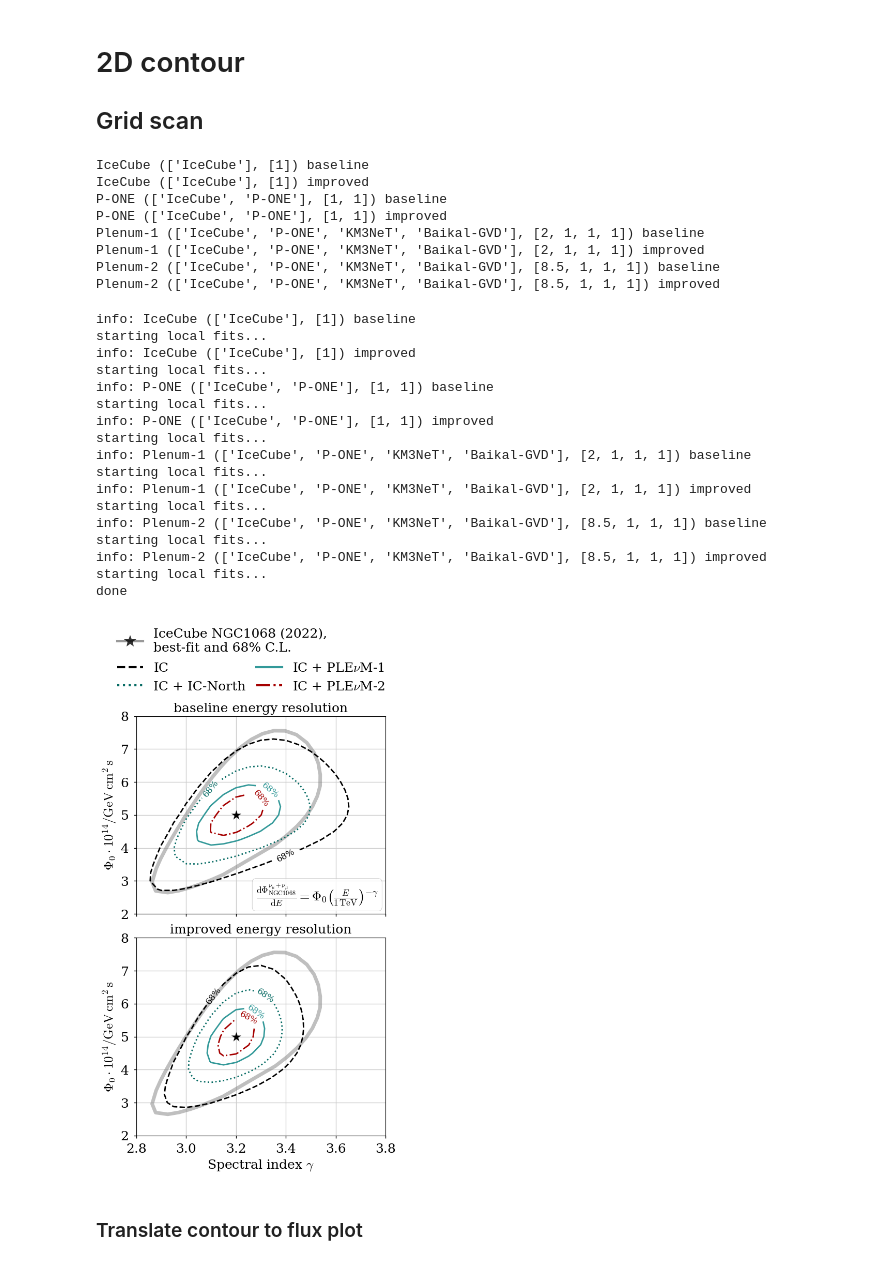
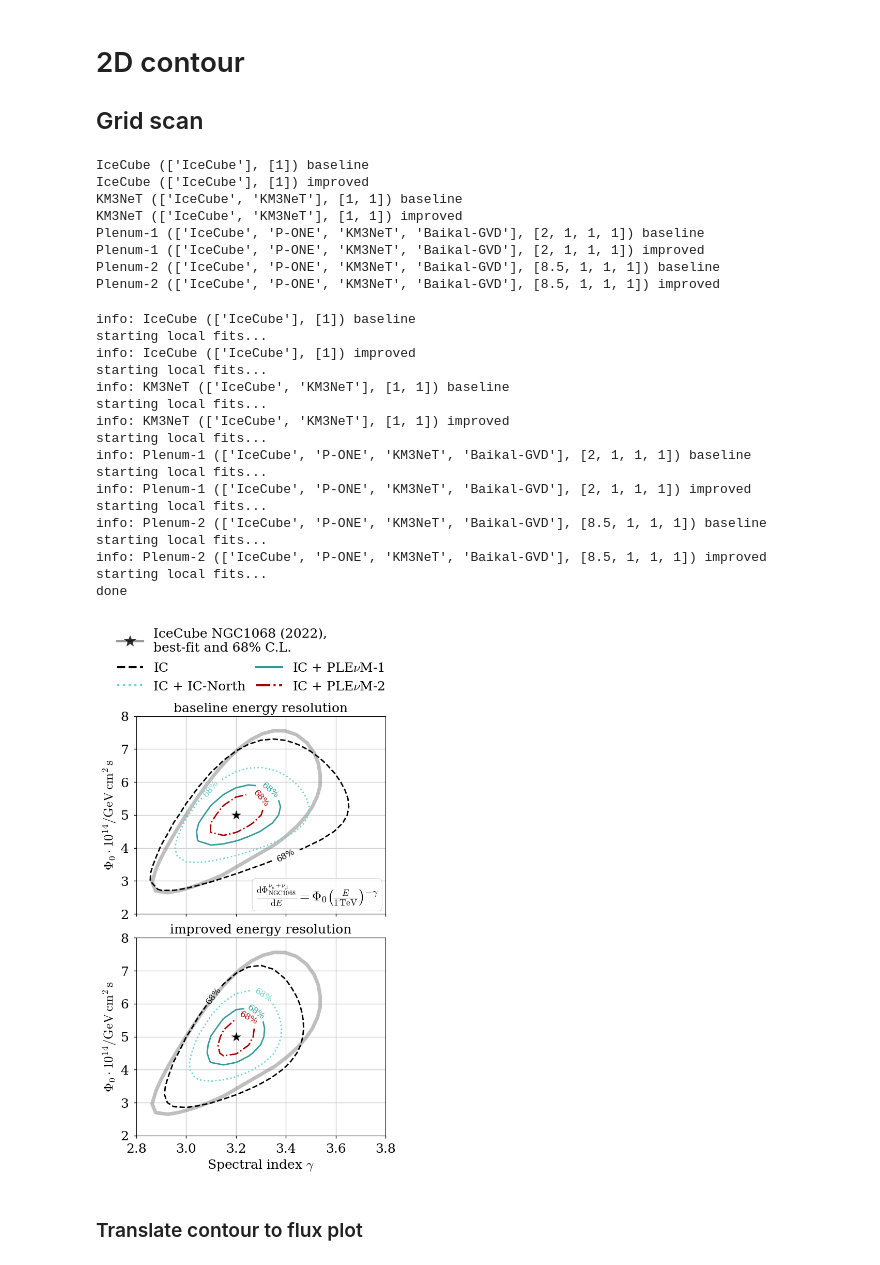
Before and after one commit to PLEnuM-group/Plenum, a Jupyter notebook: notebooks/analysis/pointsource_analysis_multi.ipynb, the cells around one changed output. Drawn from its saved outputs; the diff is of its cells as text; code cells hidden in the pictures.

Commit message:
plotting

```diff
--- a/notebooks/analysis/pointsource_analysis_multi.ipynb
+++ b/notebooks/analysis/pointsource_analysis_multi.ipynb
@@ -67,5 +69,7 @@ functions plot_area, add_catalog, and add_extended_plane will not work.
 # %% [markdown]
 # Settings
+# %%
+IC_North_det = "KM3NeT" # "P-ONE" # or
 # %%
 # energy resolution files
 e_res_files = {
@@ -886,7 +920,7 @@ P-VALUE: 9.78244000762629e-63 SIGNIFICANCE: 16.67607831337407
 # %% [markdown]
 # 1D contours
 # %%
-detector_keys = ["IceCube", "P-ONE", "Plenum-1", "Plenum-2"]
+detector_keys = ["IceCube", IC_North_det, "Plenum-1", "Plenum-2"]
 for key, eres_key in product(detector_keys, energy_reso):
     conf = st.detector_configurations[key]
     print(key, conf, eres_key)
@@ -1188,7 +1222,7 @@ plt.xlim(gamma_astro[0], gamma_astro[-1])
 # %%
 contour_formats = {
     "IceCube": {"colors": [st.poles["IceCube"]["color"]], "linestyles": "--"},
-    "P-ONE": {"colors": [st.poles["P-ONE"]["color"]], "linestyles": ":"},
+    IC_North_det: {"colors": [st.poles[IC_North_det]["color"]], "linestyles": ":"},
     "Plenum-1": {
         "colors": [st.poles["Plenum-1"]["color"]],
         "linestyles": st.poles["Plenum-1"]["ls"],
@@ -1198,15 +1232,15 @@ contour_formats = {
         "linestyles": st.poles["Plenum-2"]["ls"],
     },
 }
-detector_keys = ["IceCube", "P-ONE", "Plenum-1", "Plenum-2"]
+detector_keys = ["IceCube", IC_North_det, "Plenum-1", "Plenum-2"]
 for key, eres_key in product(detector_keys, energy_reso):
     conf = st.detector_configurations[key]
     print(key, conf, eres_key)
 # %% [output]
 IceCube (['IceCube'], [1]) baseline
 IceCube (['IceCube'], [1]) improved
-P-ONE (['IceCube', 'P-ONE'], [1, 1]) baseline
-P-ONE (['IceCube', 'P-ONE'], [1, 1]) improved
+KM3NeT (['IceCube', 'KM3NeT'], [1, 1]) baseline
+KM3NeT (['IceCube', 'KM3NeT'], [1, 1]) improved
 Plenum-1 (['IceCube', 'P-ONE', 'KM3NeT', 'Baikal-GVD'], [2, 1, 1, 1]) baseline
 Plenum-1 (['IceCube', 'P-ONE', 'KM3NeT', 'Baikal-GVD'], [2, 1, 1, 1]) improved
 Plenum-2 (['IceCube', 'P-ONE', 'KM3NeT', 'Baikal-GVD'], [8.5, 1, 1, 1]) baseline
@@ -1302,9 +1336,9 @@ info: IceCube (['IceCube'], [1]) baseline
 starting local fits...
 info: IceCube (['IceCube'], [1]) improved
 starting local fits...
-info: P-ONE (['IceCube', 'P-ONE'], [1, 1]) baseline
+info: KM3NeT (['IceCube', 'KM3NeT'], [1, 1]) baseline
 starting local fits...
-info: P-ONE (['IceCube', 'P-ONE'], [1, 1]) improved
+info: KM3NeT (['IceCube', 'KM3NeT'], [1, 1]) improved
 starting local fits...
 info: Plenum-1 (['IceCube', 'P-ONE', 'KM3NeT', 'Baikal-GVD'], [2, 1, 1, 1]) baseline
 starting local fits...
@@ -1398,8 +1432,8 @@ lines = [
     matplotlib.lines.Line2D(
         range(1),
         range(1),
-        color=contour_formats["P-ONE"]["colors"][0],
-        ls=contour_formats["P-ONE"]["linestyles"],
+        color=contour_formats[IC_North_det]["colors"][0],
+        ls=contour_formats[IC_North_det]["linestyles"],
         lw=3,
         label="IC + IC-North",
     ),
@@ -1434,34 +1468,34 @@ f.legend(
     handles=lines[1:],
     loc="upper left",
     ncol=2,
     bbox_to_anchor=(0.04, 0.93),
     columnspacing=0.8,
     # fontsize="x-large",
     frameon=False,
 )
 # ax.add_artist(leg1)
 
 flux_str = r"$\frac{{\rm d}\Phi_{\rm NGC 1068}^{\nu_\mu + \bar{\nu}_\mu}}{{\rm d}E}"
 flux_str += r"= \Phi_0 \left( \frac{E}{\rm 1\,TeV} \right)^{-\gamma}$"
 for ax in axes:
     ax.text(
         0.97,
         0.07,
         flux_str,
         fontsize=18,
         transform=ax.transAxes,
         ha="right",
         bbox=dict(boxstyle="round", facecolor="w", edgecolor="gray", alpha=0.8),
     )
     break
 # f.suptitle(f"NGC1068 contour", fontsize="xx-large")
 f.tight_layout()
 f.subplots_adjust(top=0.815)
 
 # f.savefig(join(BASEPATH, "plots/ngc_paper/2D_scan_ngc1068.pdf"))
 # see plotting_standalone.ipynb for final version
 # %% [output]
-[figure, old version]
+[figure, new version]
 # %% [markdown]
 ### Translate contour to flux plot
 # %%
```
Also changed, not shown: parts of 36 cells of this notebook, 19 other files.
